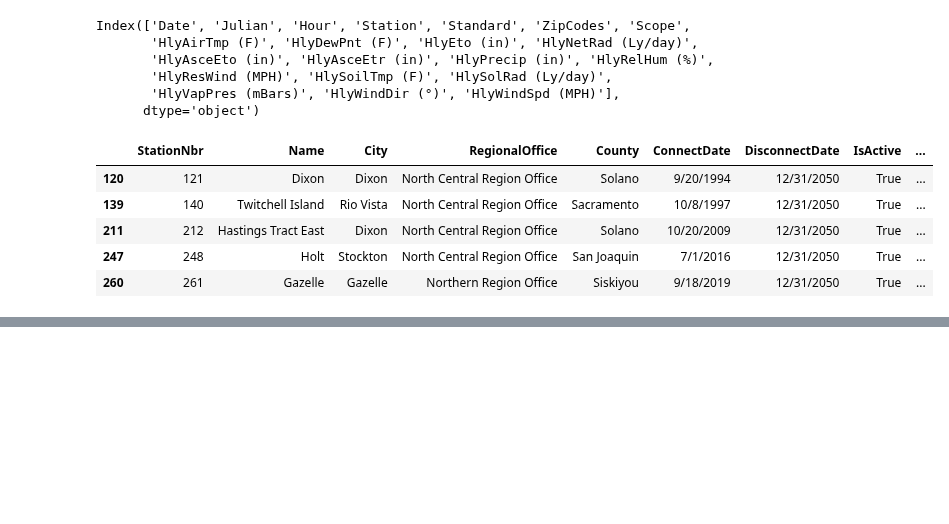
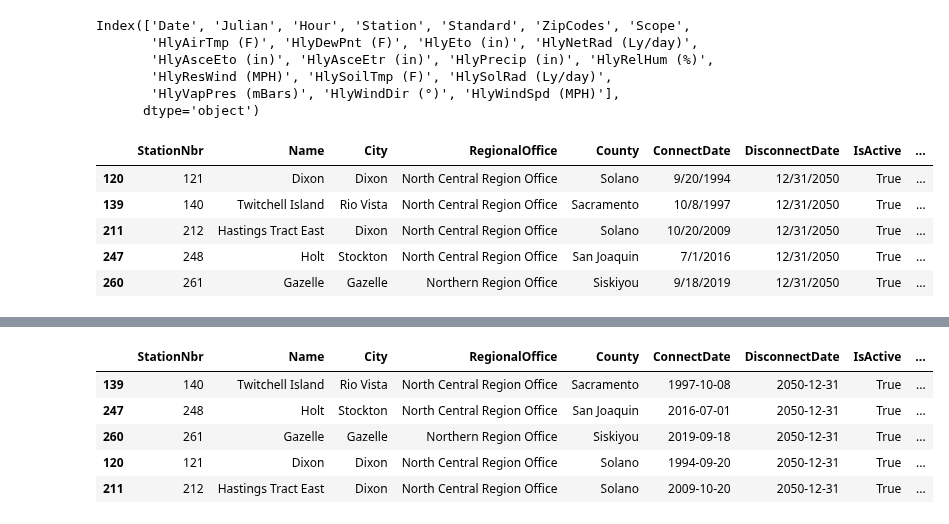
Before and after one commit to tomityrrell/psps-analysis, a Jupyter notebook: notebooks/Weather Station Analysis.ipynb, the cells around one changed output, grey strips where cells are left out. Cells and saved outputs as stored; diff of their text form; code cells hidden in the pictures; blank space fills up the shorter version.

```diff
--- a/notebooks/Weather Station Analysis.ipynb
+++ b/notebooks/Weather Station Analysis.ipynb
@@ -189,0 +221,9 @@ ws[ws.StationNbr.isin(wind_max.index)]
+# %%
+ws[ws.StationNbr.isin(wind_max.index)].sort_values("County")
+# %% [output]
+|  | StationNbr | Name | City | RegionalOffice | County | ConnectDate | DisconnectDate | IsActive | ... |
+| 139 | 140 | Twitchell Island | Rio Vista | North Central Region Office | Sacramento | 1997-10-08 | 2050-12-31 | True | ... |
+| 247 | 248 | Holt | Stockton | North Central Region Office | San Joaquin | 2016-07-01 | 2050-12-31 | True | ... |
+| 260 | 261 | Gazelle | Gazelle | Northern Region Office | Siskiyou | 2019-09-18 | 2050-12-31 | True | ... |
+| 120 | 121 | Dixon | Dixon | North Central Region Office | Solano | 1994-09-20 | 2050-12-31 | True | ... |
+| 211 | 212 | Hastings Tract East | Dixon | North Central Region Office | Solano | 2009-10-20 | 2050-12-31 | True | ... |
```
Also changed, not shown: parts of 3 cells of this notebook, 5 other files.
